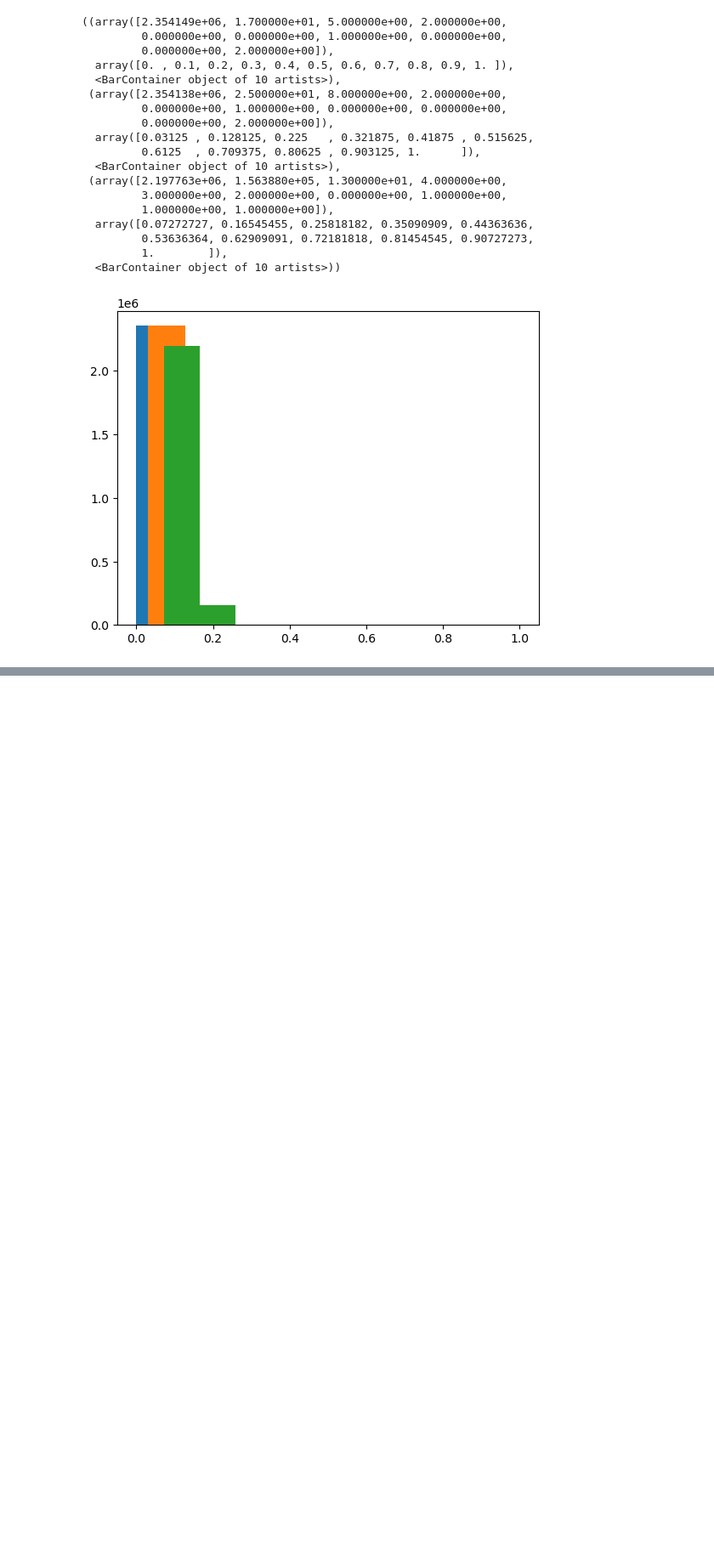
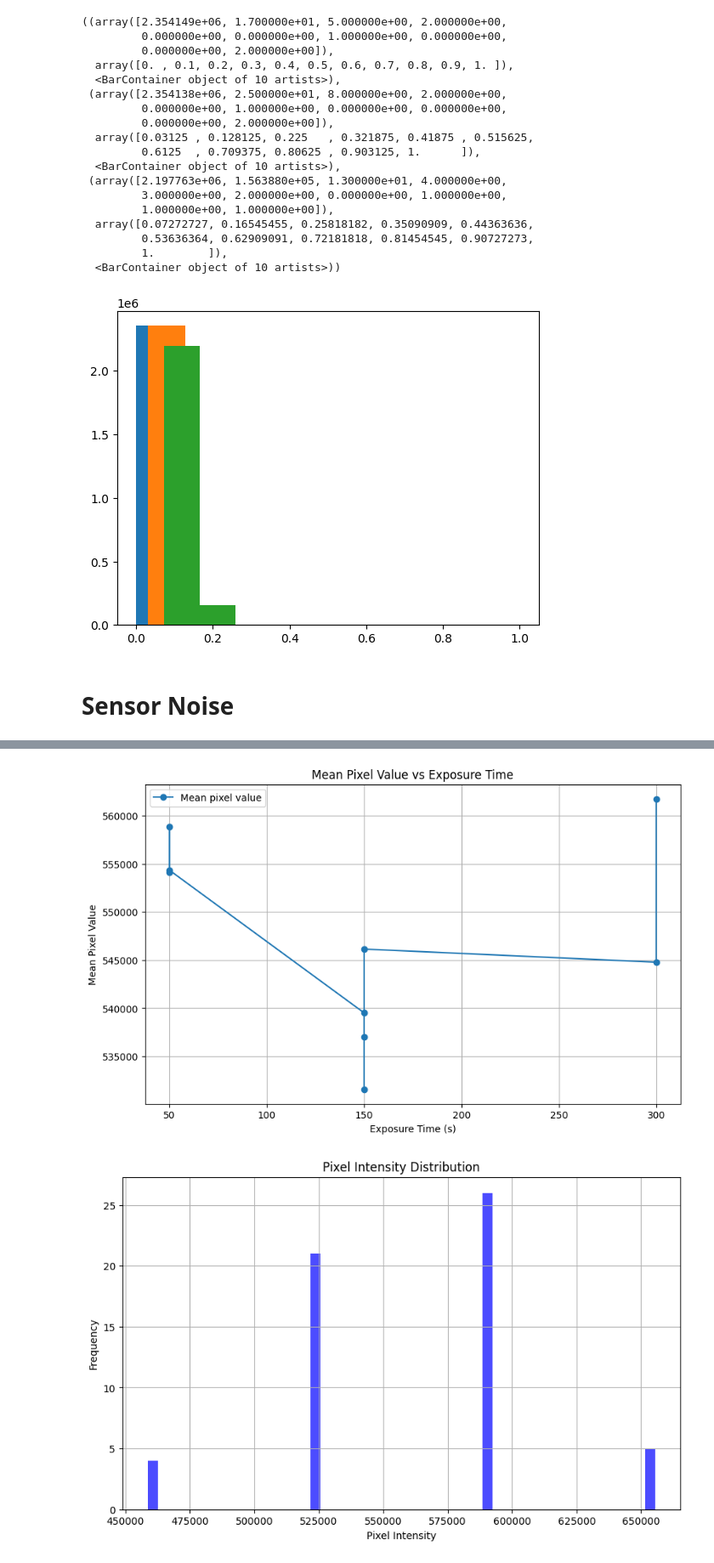
Before and after one commit to Larshalvorhansen/optikkLab, a Jupyter notebook: Code/Assignment_1/notebook.ipynb, the cells around one changed output, grey strips where cells are left out. Shown at 85% size. Drawn from its saved outputs; the diff is of its cells as text; code cells hidden in the pictures; blank space fills up the shorter version.

Commit message:
sensor noice and fwhm

```diff
--- a/Code/Assignment_1/notebook.ipynb
+++ b/Code/Assignment_1/notebook.ipynb
@@ -935,3 +935,73 @@ plt.hist(datacube1.flatten()), plt.hist(datacube2.flatten()), plt.hist(datacube3
          1.        ]),
   <BarContainer object of 10 artists>))
 [figure]
+# %% [markdown]
+# Sensor Noise
+# %%
+base_folder = './Data/dark-images'
+file_name1 =  '1727161965.569_00000_e300.0016_g000_1936x1216.bip'
+
+file_path1 = os.path.join(base_folder, file_name1)
+
+datacube1 = np.fromfile(file_path1, dtype='uint16')
+# Function to compute mean, standard deviation, and pixel variations
+def analyze_dark_images(images, exposure_times):
+    means = []
+    std_devs = []
+
+    for img, exposure in zip(images, exposure_times):
+        mean_val = np.mean(img)
+        std_val = np.std(img)
+
+        means.append(mean_val)
+        std_devs.append(std_val)
+
+        print(f"Exposure Time: {exposure}s - Mean: {mean_val:.2f}, Std Dev: {std_val:.2f}")
+
+    return means, std_devs
+
+# Function to plot the mean vs exposure time
+def plot_exposure_time_vs_mean(exposure_times, means):
+    plt.figure(figsize=(10, 6))
+    plt.plot(exposure_times, means, 'o-', label='Mean pixel value')
+    plt.xlabel('Exposure Time (s)')
+    plt.ylabel('Mean Pixel Value')
+    plt.title('Mean Pixel Value vs Exposure Time')
+    plt.grid(True)
+    plt.legend()
+    plt.show()
+
+# Function to plot the histogram of pixel intensities (for pixel variation analysis)
+def plot_pixel_intensity_histogram(image):
+    plt.figure(figsize=(10, 6))
+    plt.hist(image.flatten(), bins=50, color='blue', alpha=0.7)
+    plt.xlabel('Pixel Intensity')
+    plt.ylabel('Frequency')
+    plt.title('Pixel Intensity Distribution')
+    plt.grid(True)
+    plt.show()
+
+# Example usage
+if __name__ == '__main__':
+    folder_path = r'Data\dark-images'  # Replace with the path to your dark images
+
+    # Load images and exposure times
+    images, exposure_times = load_images_from_folder(folder_path)
+
+    # Analyze dark images to get mean and standard deviation for each exposure time
+    means, std_devs = analyze_dark_images(images, exposure_times)
+
+    # Plot mean pixel value vs exposure time, filtering out zero exposure times
+    filtered_exposure_times = [exposure for exposure in exposure_times if exposure > 0]
+    filtered_means = [means[i] for i in range(len(means)) if exposure_times[i] > 0]
+
+    # Check if we have data to plot
+    if filtered_exposure_times and filtered_means:
+        plot_exposure_time_vs_mean(filtered_exposure_times, filtered_means)
+    else:
+        print("No valid data to plot.")
+
+    # Optionally: Plot pixel intensity histogram for the first dark image
+    if images:
+        plot_pixel_intensity_histogram(images[0])
+# %% [output]
@@ -937,0 +1047,2 @@ plt.hist(datacube1.flatten()), plt.hist(datacube2.flatten()), plt.hist(datacube3
+[figure, added]
+[figure, added]
```
Also changed, not shown: parts of 11 cells of this notebook, 1 other file.
